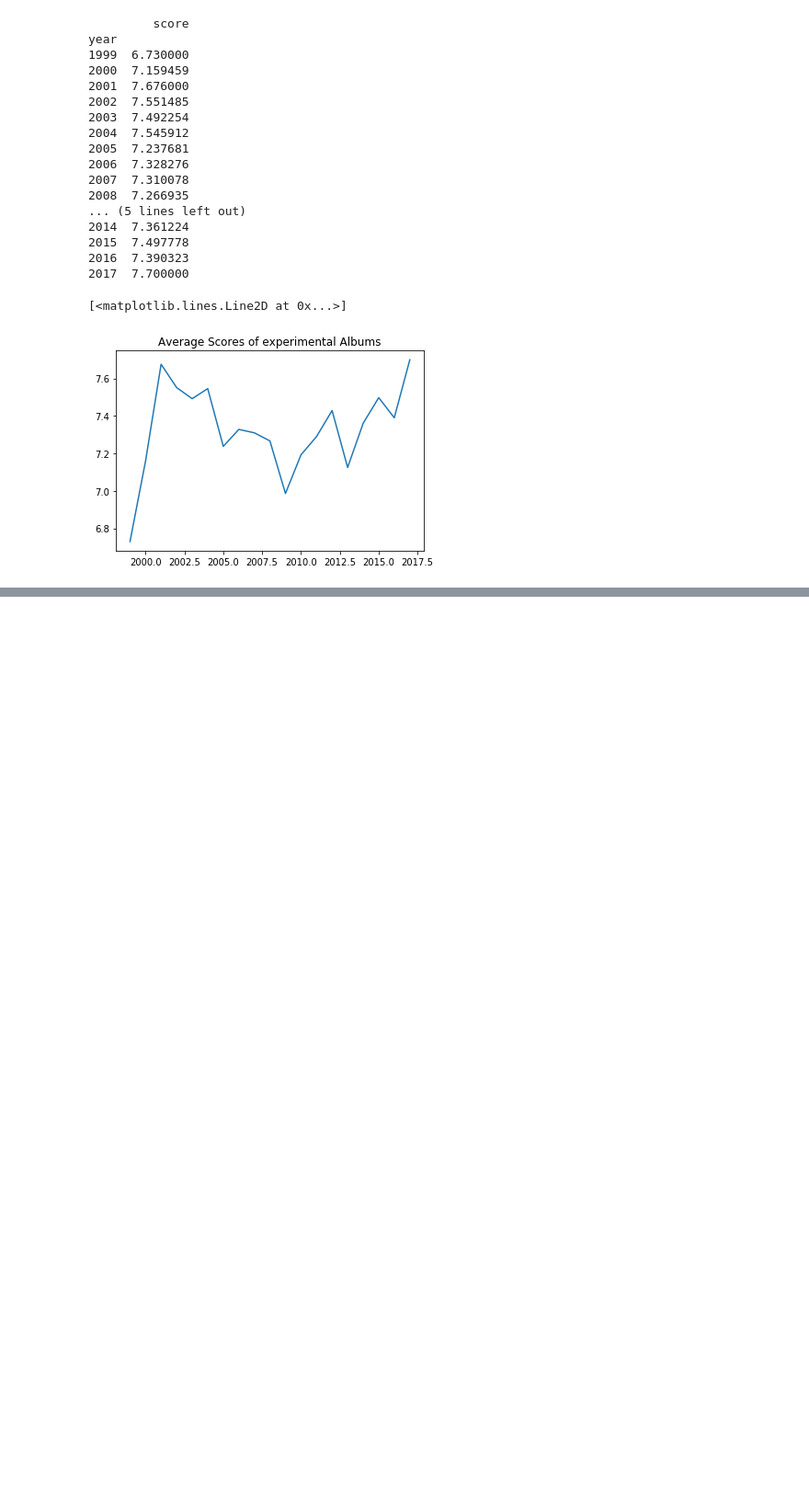
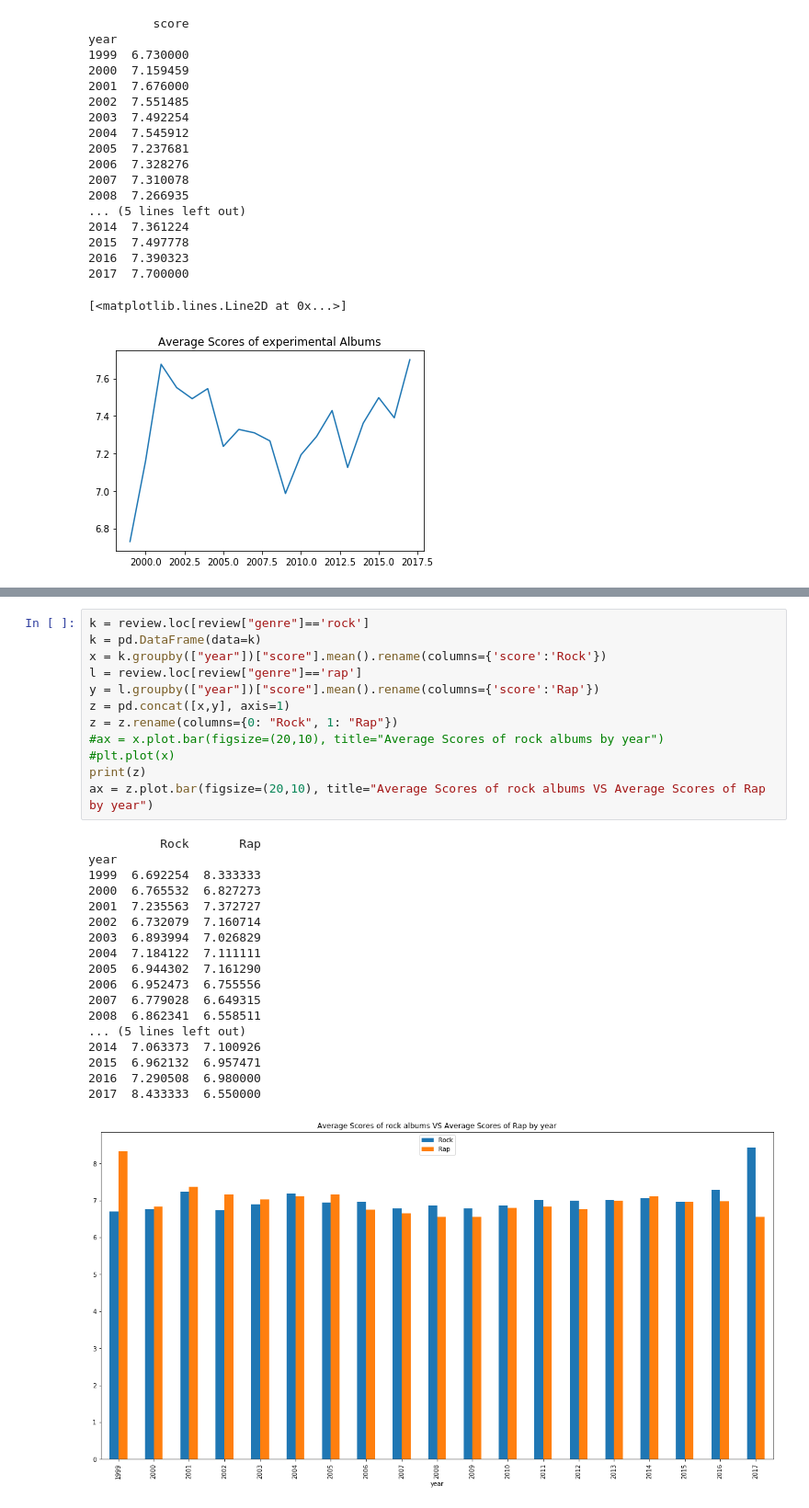
Before and after one commit to CountTurtle/P4k, a Jupyter notebook: P4k.ipynb, the cells around one changed output, grey strips where cells are left out. Shown at 92% size. Cells and saved outputs as stored; diff of their text form; blank space fills up the shorter version.

```diff
--- a/P4k.ipynb
+++ b/P4k.ipynb
@@ -144,0 +161,31 @@ plt.plot(num)
+# %%
+k = review.loc[review["genre"]=='rock']
+k = pd.DataFrame(data=k)
+x = k.groupby(["year"])["score"].mean().rename(columns={'score':'Rock'})
+l = review.loc[review["genre"]=='rap']
+y = l.groupby(["year"])["score"].mean().rename(columns={'score':'Rap'})
+z = pd.concat([x,y], axis=1)
+z = z.rename(columns={0: "Rock", 1: "Rap"})
+#ax = x.plot.bar(figsize=(20,10), title="Average Scores of rock albums by year")
+#plt.plot(x)
+print(z)
+ax = z.plot.bar(figsize=(20,10), title="Average Scores of rock albums VS Average Scores of Rap by year")
+# %% [output]
+          Rock       Rap
+year
+1999  6.692254  8.333333
+2000  6.765532  6.827273
+2001  7.235563  7.372727
+2002  6.732079  7.160714
+2003  6.893994  7.026829
+2004  7.184122  7.111111
+2005  6.944302  7.161290
+2006  6.952473  6.755556
+2007  6.779028  6.649315
+2008  6.862341  6.558511
+... (5 lines left out)
+2014  7.063373  7.100926
+2015  6.962132  6.957471
+2016  7.290508  6.980000
+2017  8.433333  6.550000
+[figure, added]
```
Also changed, not shown: parts of 3 cells of this notebook.
